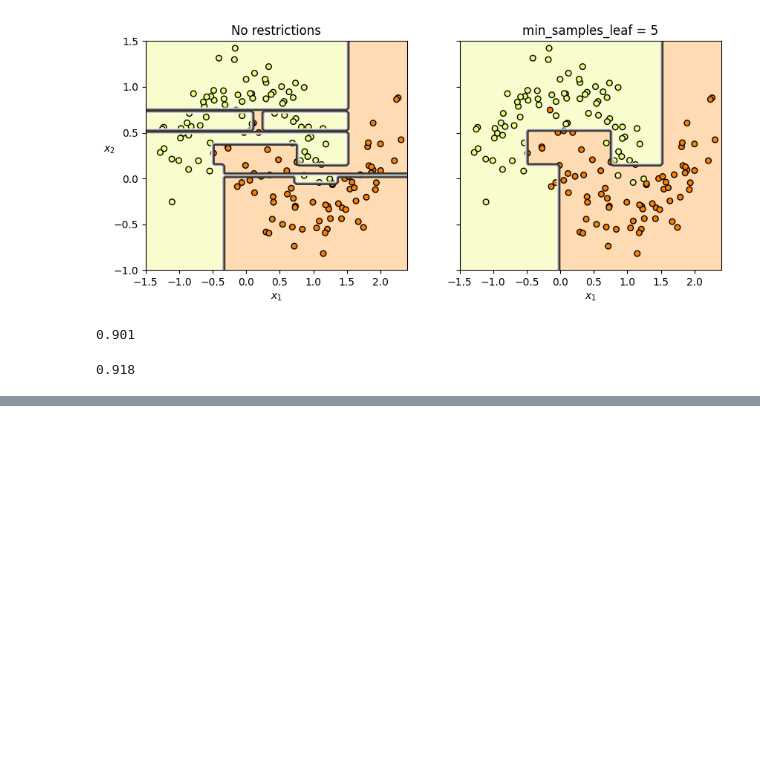
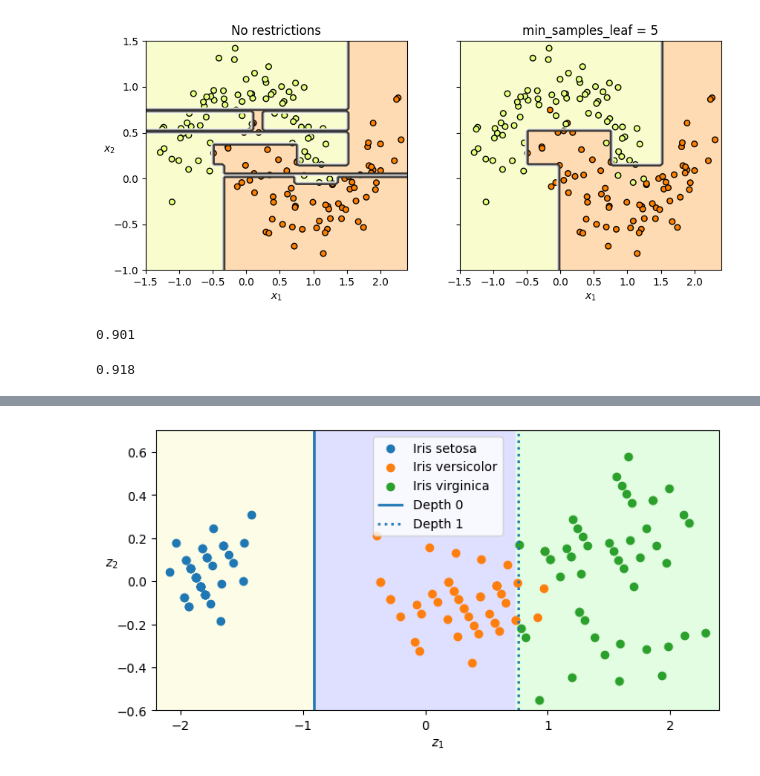
Before and after one commit to jayasuryan-mutyala/HOML, a Jupyter notebook: 5.0-decision_trees/decision_tree.ipynb, the cells around one changed output, grey strips where cells are left out. Drawn from its saved outputs; the diff is of its cells as text; code cells hidden in the pictures; blank space fills up the shorter version.

```diff
--- a/5.0-decision_trees/decision_tree.ipynb
+++ b/5.0-decision_trees/decision_tree.ipynb
@@ -183,0 +313,32 @@ tree_clf2.score(X_moons_test, y_moons_test)
+# %%
+from matplotlib.colors import ListedColormap
+custom_cmap = ListedColormap(['#fafab0', '#9898ff', '#a0faa0'])
+
+plt.figure(figsize=(8,4))
+
+axes = [-2.2,2.4,-0.6,0.7]
+z0s,z1s = np.meshgrid(np.linspace(axes[0],axes[1],100),
+                      np.linspace(axes[2],axes[3],100))
+
+X_iris_pca_all = np.c_[z0s.ravel(),z1s.ravel()]
+y_pred = tree_clf_pca.predict(X_iris_pca_all).reshape(z0s.shape)
+
+plt.contourf(z0s,z1s,y_pred,alpha=0.3,cmap=custom_cmap)
+
+
+for idx,name in enumerate(iris.target_names):
+    plt.scatter(X_iris_rotated[y_iris == idx,0],
+                X_iris_rotated[y_iris == idx,1],
+                label=f"Iris {name}")
+
+plt.xlabel(r"$z_1$")
+plt.ylabel(r"$z_2$",rotation=0)
+
+th1,th2 = tree_clf_pca.tree_.threshold[[0,2]]
+plt.vlines(th1,axes[2],axes[3],linewidth=2,label="Depth 0")
+plt.vlines(th2,axes[2],axes[3],linestyles='dotted',linewidth=2,label="Depth 1")
+plt.axis(axes)
+plt.legend()
+plt.show()
+# %% [output]
+[figure, added]
```
Also changed, not shown: parts of 10 cells of this notebook.
